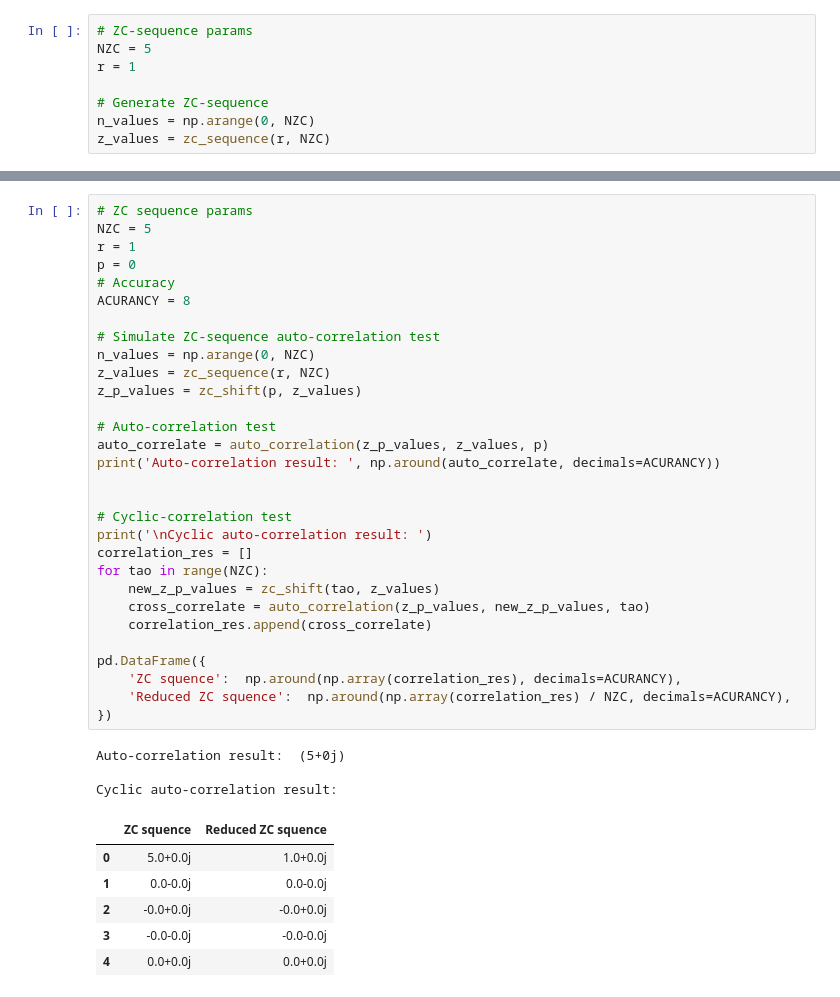
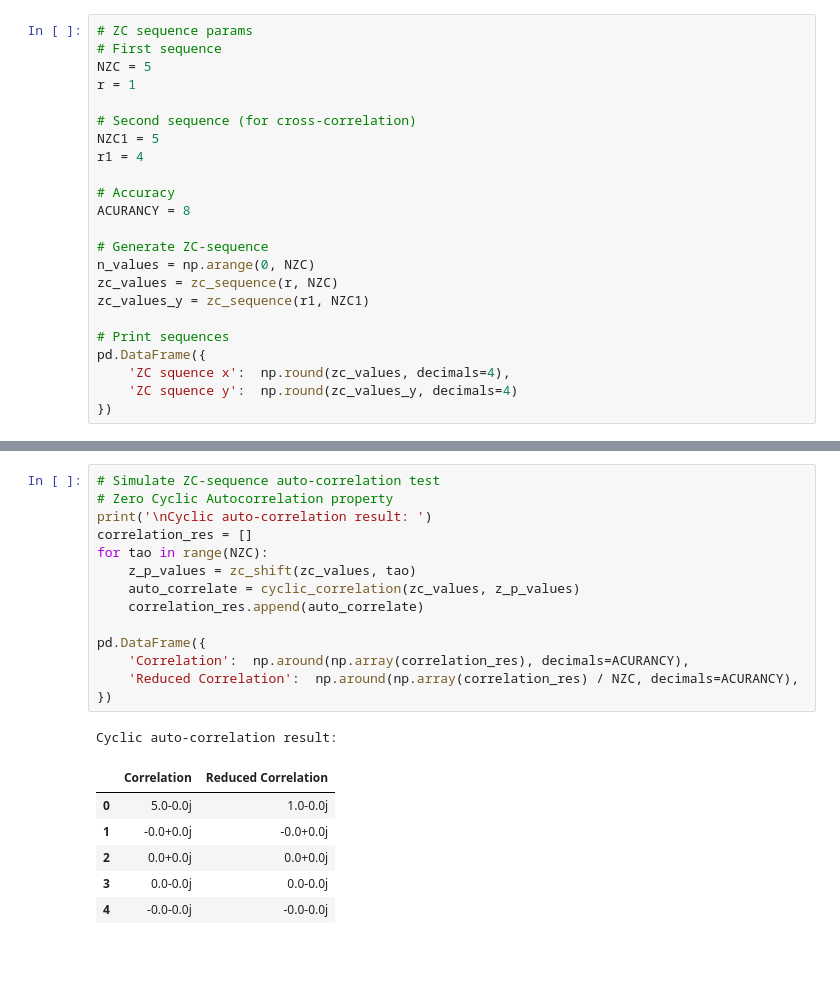
Before and after one commit to Danzo0l/py-laboratory, a Jupyter notebook: mMTC/zadoff-chu.ipynb, the cells around one changed output, grey strips where cells are left out. Drawn from its saved outputs; the diff is of its cells as text; blank space fills up the shorter version.

```diff
--- a/mMTC/zadoff-chu.ipynb
+++ b/mMTC/zadoff-chu.ipynb
@@ -8,8 +8,23 @@ from mMTC.ZC_sequence import zc_sequence, zc_shift, auto_correlation
 # %%
-# ZC-sequence params
+# ZC sequence params
+# First sequence
 NZC = 5
 r = 1
 
+# Second sequence (for cross-correlation)
+NZC1 = 5
+r1 = 4
+
+# Accuracy
+ACURANCY = 8
+
 # Generate ZC-sequence
 n_values = np.arange(0, NZC)
-z_values = zc_sequence(r, NZC)
+zc_values = zc_sequence(r, NZC)
+zc_values_y = zc_sequence(r1, NZC1)
+
+# Print sequences
+pd.DataFrame({
+    'ZC squence x':  np.round(zc_values, decimals=4),
+    'ZC squence y':  np.round(zc_values_y, decimals=4)
+})
@@ -56,40 +65,22 @@ df
 # %%
-# ZC sequence params
-NZC = 5
-r = 1
-p = 0
-# Accuracy
-ACURANCY = 8
-
 # Simulate ZC-sequence auto-correlation test
-n_values = np.arange(0, NZC)
-z_values = zc_sequence(r, NZC)
-z_p_values = zc_shift(p, z_values)
-
-# Auto-correlation test
-auto_correlate = auto_correlation(z_p_values, z_values, p)
-print('Auto-correlation result: ', np.around(auto_correlate, decimals=ACURANCY))
-
-
-# Cyclic-correlation test
+# Zero Cyclic Autocorrelation property
 print('\nCyclic auto-correlation result: ')
 correlation_res = []
 for tao in range(NZC):
-    new_z_p_values = zc_shift(tao, z_values)
-    cross_correlate = auto_correlation(z_p_values, new_z_p_values, tao)
-    correlation_res.append(cross_correlate)
+    z_p_values = zc_shift(zc_values, tao)
+    auto_correlate = cyclic_correlation(zc_values, z_p_values)
+    correlation_res.append(auto_correlate)
 
 pd.DataFrame({
-    'ZC squence':  np.around(np.array(correlation_res), decimals=ACURANCY),
-    'Reduced ZC squence':  np.around(np.array(correlation_res) / NZC, decimals=ACURANCY),
+    'Correlation':  np.around(np.array(correlation_res), decimals=ACURANCY),
+    'Reduced Correlation':  np.around(np.array(correlation_res) / NZC, decimals=ACURANCY),
 })
 # %% [output]
-Auto-correlation result:  (5+0j)
-
 Cyclic auto-correlation result:
-|  | ZC squence | Reduced ZC squence |
-| 0 | 5.0+0.0j | 1.0+0.0j |
-| 1 | 0.0-0.0j | 0.0-0.0j |
-| 2 | -0.0+0.0j | -0.0+0.0j |
-| 3 | -0.0-0.0j | -0.0-0.0j |
-| 4 | 0.0+0.0j | 0.0+0.0j |
+|  | Correlation | Reduced Correlation |
+| 0 | 5.0-0.0j | 1.0-0.0j |
+| 1 | -0.0+0.0j | -0.0+0.0j |
+| 2 | 0.0+0.0j | 0.0+0.0j |
+| 3 | 0.0-0.0j | 0.0-0.0j |
+| 4 | -0.0-0.0j | -0.0-0.0j |
```
Also changed, not shown: parts of 6 cells of this notebook, 4 other files.
